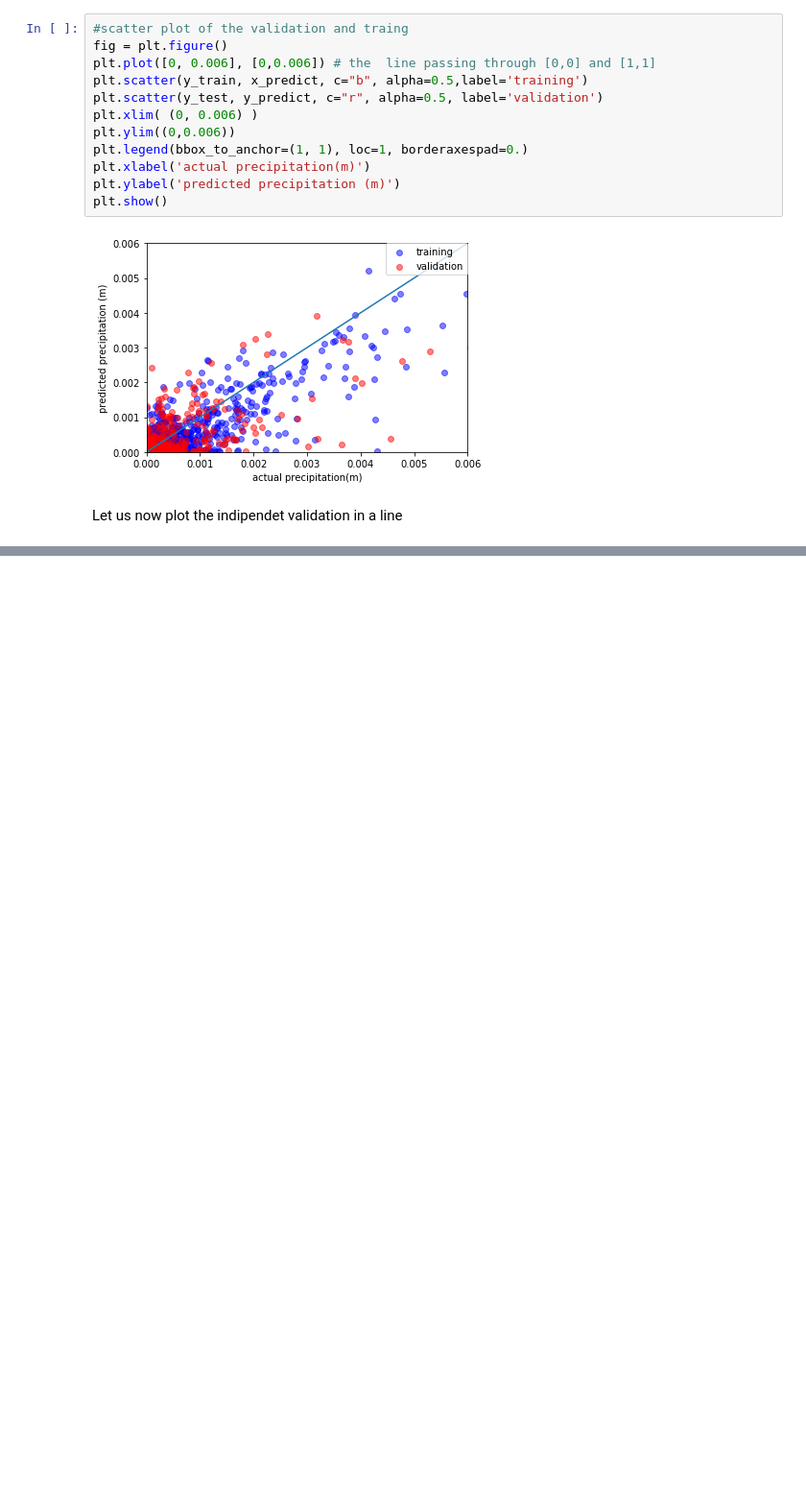
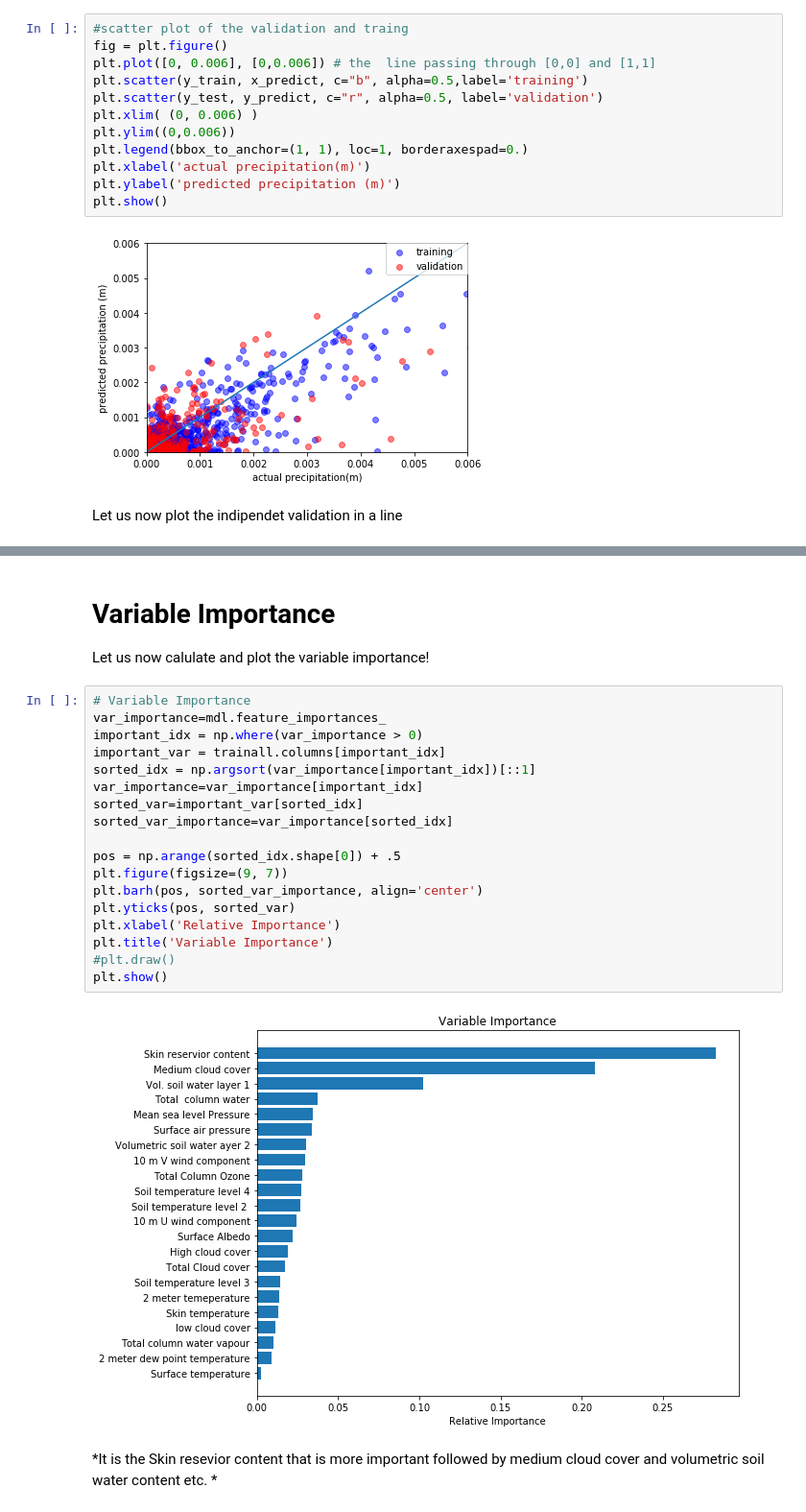
Before and after one commit to gzewdie/Random-Forest-Precipitation-JupyterNotebook, a Jupyter notebook: RandomForest4PredictingPrecipitation.ipynb, the cells around one changed output, grey strips where cells are left out. Shown at 96% size. Saved outputs shown, nothing was run; the diff lists cells and outputs as text; blank space fills up the shorter version.

```diff
--- a/RandomForest4PredictingPrecipitation.ipynb
+++ b/RandomForest4PredictingPrecipitation.ipynb
@@ -242,3 +242,29 @@ plt.show()
+# %% [markdown]
+# Variable Importance
+
+Let us now calulate and plot the variable importance!
+# %%
+# Variable Importance
+var_importance=mdl.feature_importances_
+important_idx = np.where(var_importance > 0)
+important_var = trainall.columns[important_idx]
+sorted_idx = np.argsort(var_importance[important_idx])[::1]
+var_importance=var_importance[important_idx]
+sorted_var=important_var[sorted_idx]
+sorted_var_importance=var_importance[sorted_idx]
+
+pos = np.arange(sorted_idx.shape[0]) + .5
+plt.figure(figsize=(9, 7))
+plt.barh(pos, sorted_var_importance, align='center')
+plt.yticks(pos, sorted_var)
+plt.xlabel('Relative Importance')
+plt.title('Variable Importance')
+#plt.draw()
+plt.show()
+# %% [output]
+[figure, added]
+# %% [markdown]
+*It is the Skin resevior content that is more important followed by medium cloud cover and volumetric soil water content etc. *
 # %% [markdown]
 # Clearn unncessary predictors and apply the Random Forest
 
```
Also changed, not shown: parts of 24 cells of this notebook.
